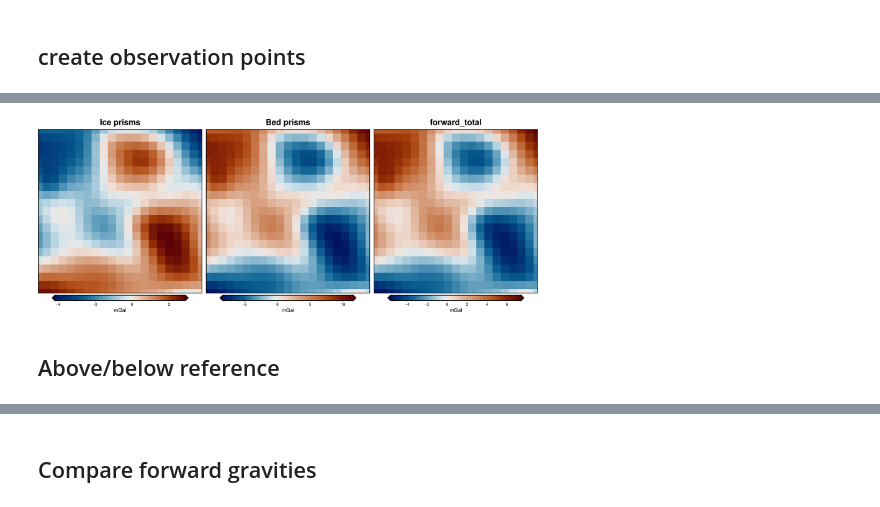
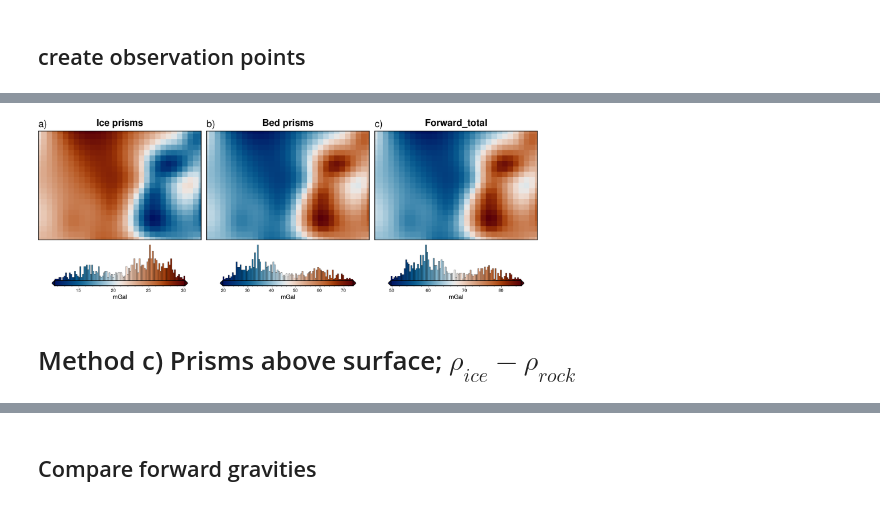
Before and after one commit to mdtanker/RIS_gravity_inversion, a Jupyter notebook: notebooks/density_contrast_1surface.ipynb, the cells around one changed output, grey strips where cells are left out. Saved outputs shown, nothing was run; the diff lists cells and outputs as text; code cells hidden in the pictures.

```diff
--- a/notebooks/density_contrast_1surface.ipynb
+++ b/notebooks/density_contrast_1surface.ipynb
@@ -77,12 +93,13 @@ coords = vd.grid_coordinates(
 observations = vd.make_xarray_grid(
     (coords[0], coords[1]),
     data=coords[2],
-    data_names="z",
-    dims=("y", "x"),
-).z
+    data_names="upward",
+    dims=("northing", "easting"),
+).upward
 
 # observations = fetch.resample_grid(observations, region=inversion_region, registration=registration)
 print(utils.get_grid_info(observations))
 
 observation_points = vd.grid_to_table(observations)
+observation_points
 # %% [output]
@@ -94,21 +124,23 @@ ice_prisms = inv_utils.grids_to_prisms(
     bed,
     bed.values.max(),
     density=917,
+    input_coord_names=["x", "y"],
 )
 
 bed_prisms = inv_utils.grids_to_prisms(
     bed,
     bed.values.min(),
     density=2670,
+    input_coord_names=["x", "y"],
 )
 
-plotting.show_prism_layers(
-    [ice_prisms, bed_prisms],
-    cmap="viridis",
-    # color_by="density",
-    # color_by="thickness",
-    color_by="constant",
-    clip_box=False,
-    zscale=20,
-    # backend='client',
-)
+# plotting.show_prism_layers(
+#     [ice_prisms, bed_prisms],
+#     cmap="viridis",
+#     # color_by="density",
+#     # color_by="thickness",
+#     color_by="constant",
+#     clip_box=False,
+#     zscale=20,
+#     # backend='client',
+# )
@@ -124,13 +147,13 @@ Widget(value="<iframe src='http://localhost:43983/index.html?ui=P_0x7fbd3d328ee0
 # %%
 forward_absolute, df = inv_utils.forward_grav_of_prismlayer(
     [ice_prisms, bed_prisms],
     observation_points,
     plot=True,
     names=["Ice prisms", "Bed prisms"],
-    remove_mean=True,
+    # remove_mean=True,
     progressbar=True,
 )
 # %% [output]
-[figure, old version]
+[figure, new version]
-# %% [markdown]
-## Above/below reference
+# %% [markdown]
+# Method c) Prisms above surface; $\rho_{ice} - \rho_{rock}$
```
Also changed, not shown: parts of 23 cells of this notebook, 19 other files.
